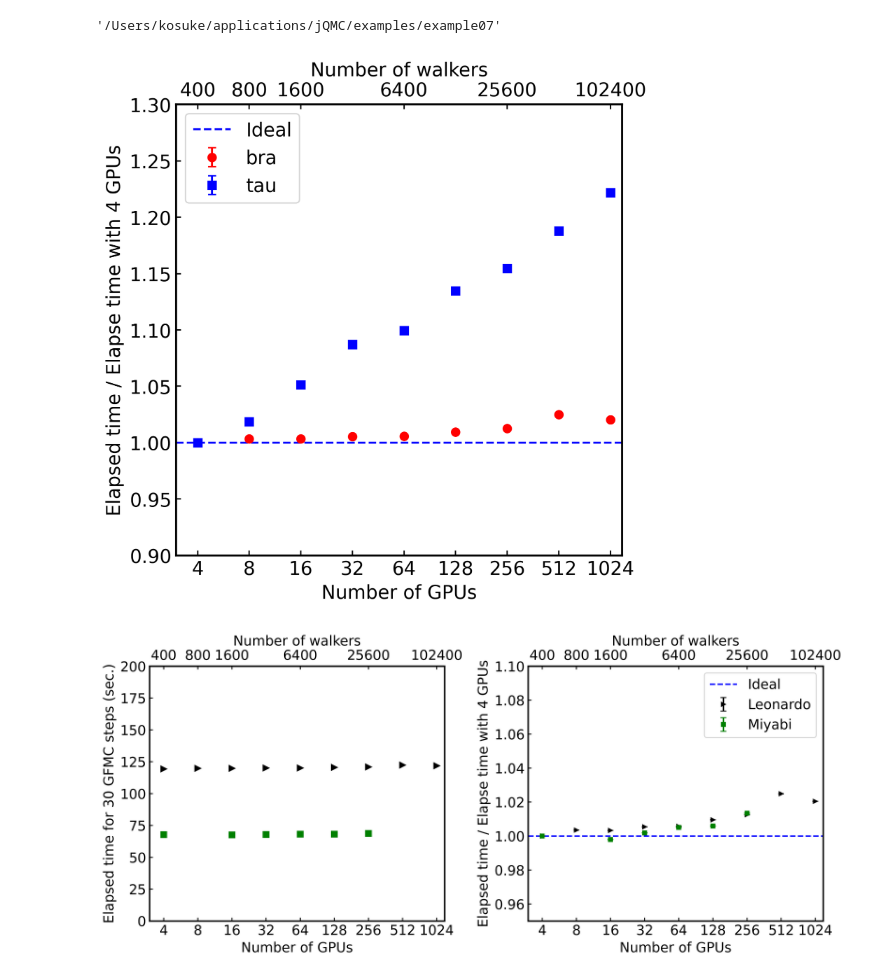
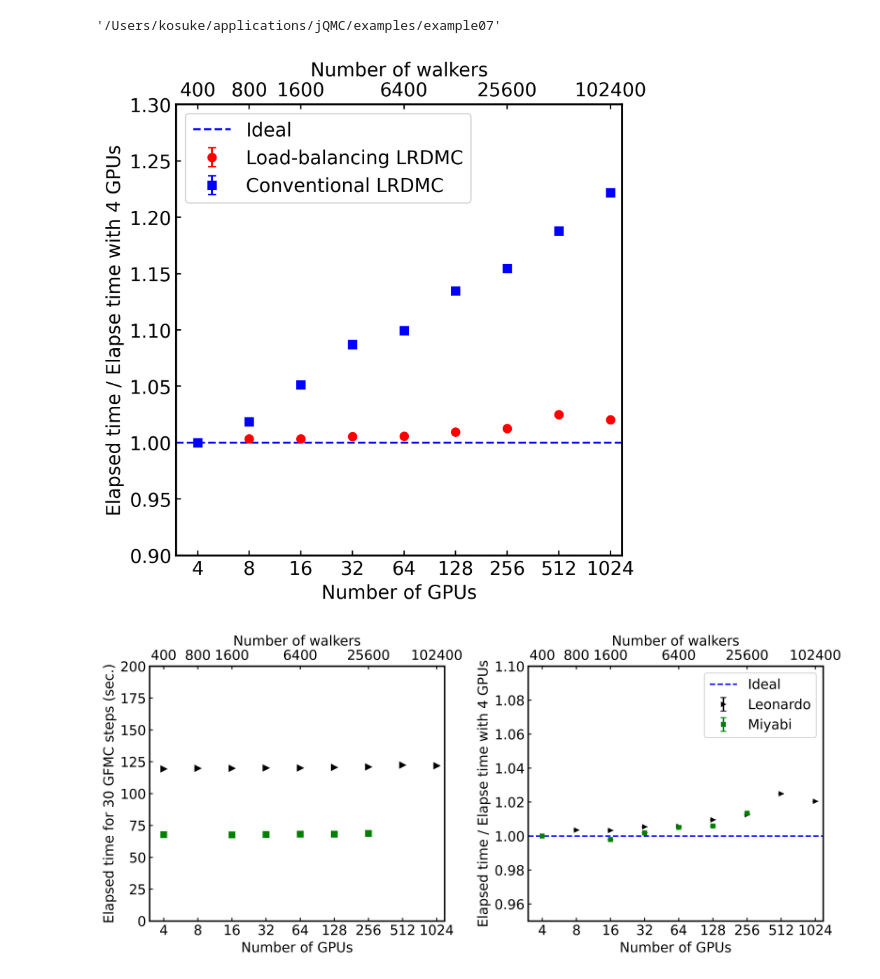
Before and after one commit to kousuke-nakano/jQMC, a Jupyter notebook: examples/example07/plot_summary.ipynb, the cells around one changed output. Drawn from its saved outputs; the diff is of its cells as text; code cells hidden in the pictures.

```diff
--- a/examples/example07/plot_summary.ipynb
+++ b/examples/example07/plot_summary.ipynb
@@ -567,7 +567,7 @@ x = leonardo_summary_lrdmc["lrdmc_num_MPI_processes_gpu_np"]
 y = leonardo_summary_lrdmc["lrdmc_elapsed_time_gpu_np"] / leonardo_summary_lrdmc["lrdmc_elapsed_time_gpu_np"][lrdmc_ref_index].n
 y_mean = np.array([v.n for v in y])
 y_std = np.array([v.s for v in y])
-ax2.errorbar(x, y_mean, yerr=y_std*plot_sigma, color="r", marker="o", markersize=6, ls="", alpha=1.0, capsize=3, label="bra")
+ax2.errorbar(x, y_mean, yerr=y_std*plot_sigma, color="r", marker="o", markersize=6, ls="", alpha=1.0, capsize=3, label="Load-balancing LRDMC")
 
 # Leonardo
 lrdmc_ref_index = list(leonardo_summary_lrdmc_tau["lrdmc_num_MPI_processes_gpu_np"]).index(4)
@@ -575,37 +575,37 @@ x = leonardo_summary_lrdmc_tau["lrdmc_num_MPI_processes_gpu_np"]
 y = leonardo_summary_lrdmc_tau["lrdmc_elapsed_time_gpu_np"] / leonardo_summary_lrdmc_tau["lrdmc_elapsed_time_gpu_np"][lrdmc_ref_index].n
 y_mean = np.array([v.n for v in y])
 y_std = np.array([v.s for v in y])
-ax2.errorbar(x, y_mean, yerr=y_std*plot_sigma, color="b", marker="s", markersize=6, ls="", alpha=1.0, capsize=3, label="tau")
+ax2.errorbar(x, y_mean, yerr=y_std*plot_sigma, color="b", marker="s", markersize=6, ls="", alpha=1.0, capsize=3, label="Conventional LRDMC")
 
 # mirror axis
 factor = 100
 
 def mpi_to_node(mpi):
     return mpi * factor
 
 def node_to_mpi(node):
     return node / factor
 
 primary_ticks = leonardo_summary_lrdmc["lrdmc_num_MPI_processes_gpu_np"]
 ax2.set_xticks(primary_ticks)
 ax2.set_xticklabels([str(t) for t in primary_ticks])
 ax2.minorticks_off()
 
 secax2 = ax2.secondary_xaxis("top", functions=(mpi_to_node, node_to_mpi))
 secax2.set_xlabel("Number of walkers")
 
 node_ticks = [mpi_to_node(mpi) for mpi in primary_ticks]
 node_ticks = [t for t in node_ticks if t not in [3200, 12800, 51200]]
 secax2.set_xticks(node_ticks)
 
 secax2.xaxis.set_major_formatter(FuncFormatter(lambda x, pos: f"{int(round(x))}"))
 secax2.minorticks_off()
 
 plt.legend()
 plt.savefig(f"jqmc_tau_nbra_comparison_benzene_on_gpu.jpg")
 plt.show()
 # %% [output]
-[figure, old version]
+[figure, new version]
 # %%
 # plot Graph (GPU)
 plt.rcParams["font.family"] = "sans-serif"
```
Also changed, not shown: 1 other file.
